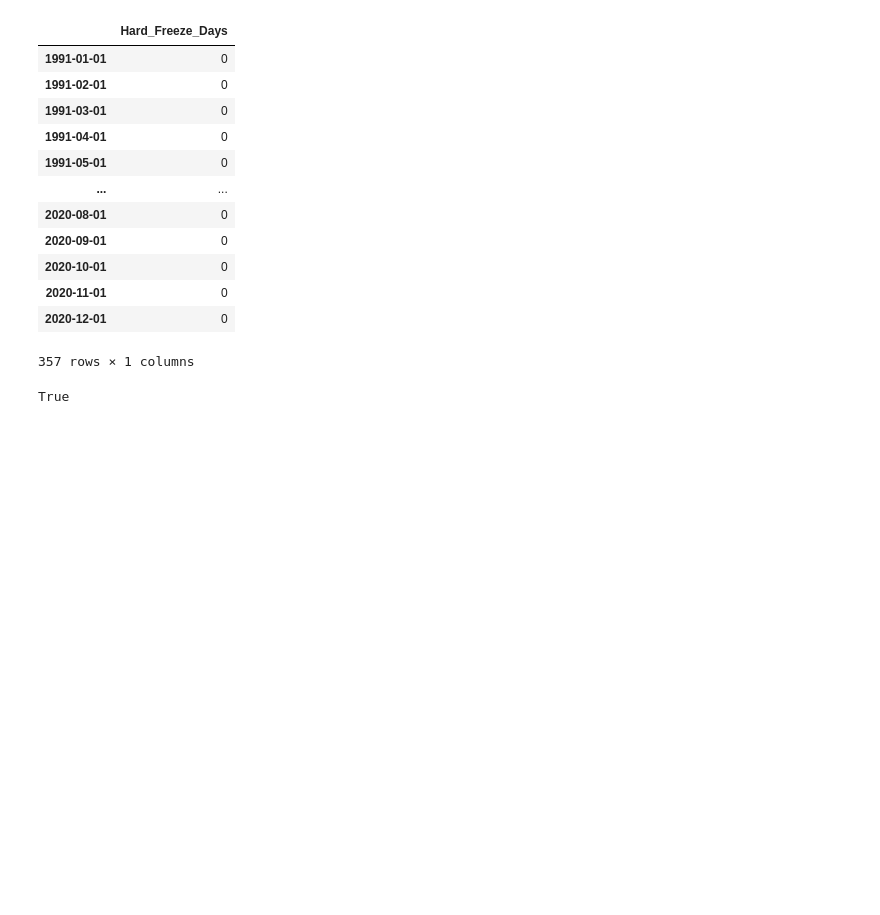
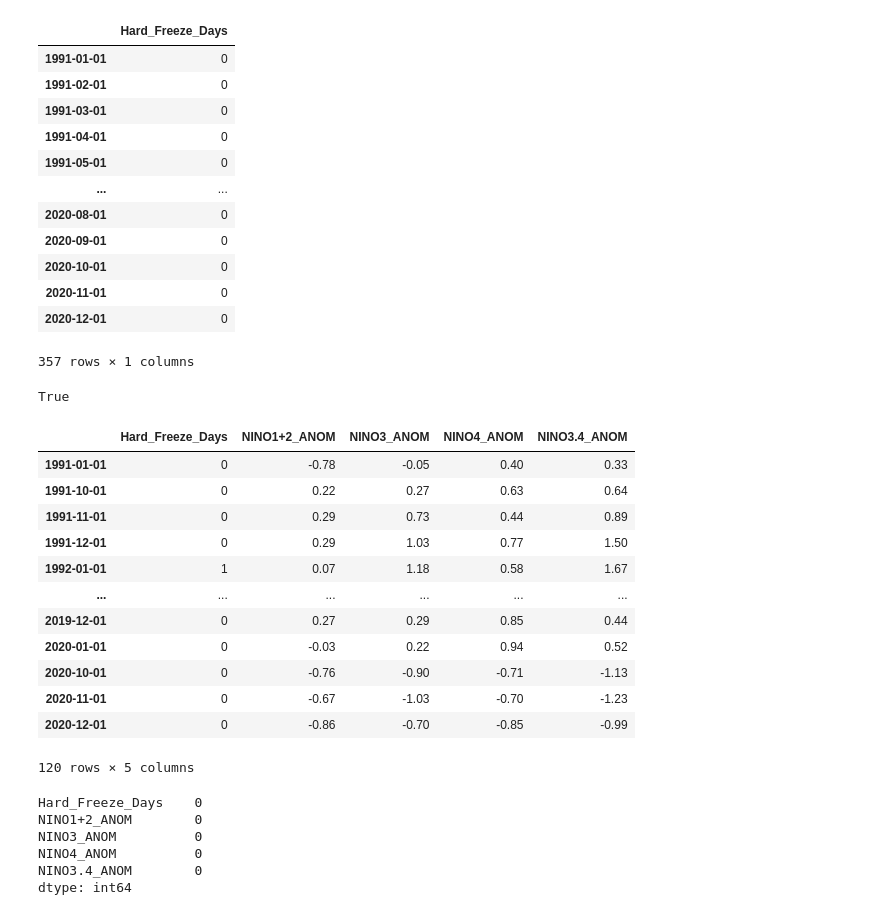
Before and after one commit to wx-awe-junkie/ATMS-523-Final_Exam, a Jupyter notebook: ATMS-523_Final_Megan_Walker-Radtke.ipynb, the cells around one changed output. Drawn from its saved outputs; the diff is of its cells as text; code cells hidden in the pictures; blank space fills up the shorter version.

```diff
--- a/ATMS-523_Final_Megan_Walker-Radtke.ipynb
+++ b/ATMS-523_Final_Megan_Walker-Radtke.ipynb
@@ -498,3 +498,33 @@ monthly_hf_winter.index.equals(enso_winter.index)  # should be True
 # Excellent! Indices align!
 # %% [output]
 True
+# %%
+# Final data clean-up: combine the two DataFrames for correlation analysis
+# don't need the absolute Nino indices, just the anomalies
+enso_anom = enso_winter[['NINO1+2_ANOM', 'NINO3_ANOM', 'NINO4_ANOM', 'NINO3.4_ANOM']]
+enso_hf = monthly_hf_winter.join(enso_anom, how='inner')
+enso_hf
+# %% [output]
+|  | Hard_Freeze_Days | NINO1+2_ANOM | NINO3_ANOM | NINO4_ANOM | NINO3.4_ANOM |
+| 1991-01-01 | 0 | -0.78 | -0.05 | 0.40 | 0.33 |
+| 1991-10-01 | 0 | 0.22 | 0.27 | 0.63 | 0.64 |
+| 1991-11-01 | 0 | 0.29 | 0.73 | 0.44 | 0.89 |
+| 1991-12-01 | 0 | 0.29 | 1.03 | 0.77 | 1.50 |
+| 1992-01-01 | 1 | 0.07 | 1.18 | 0.58 | 1.67 |
+| ... | ... | ... | ... | ... | ... |
+| 2019-12-01 | 0 | 0.27 | 0.29 | 0.85 | 0.44 |
+| 2020-01-01 | 0 | -0.03 | 0.22 | 0.94 | 0.52 |
+| 2020-10-01 | 0 | -0.76 | -0.90 | -0.71 | -1.13 |
+| 2020-11-01 | 0 | -0.67 | -1.03 | -0.70 | -1.23 |
+| 2020-12-01 | 0 | -0.86 | -0.70 | -0.85 | -0.99 |
+120 rows × 5 columns
+# %%
+# Check for NaNs before running the correlation
+enso_hf.isna().sum()  # should be zero
+# %% [output]
+Hard_Freeze_Days    0
+NINO1+2_ANOM        0
+NINO3_ANOM          0
+NINO4_ANOM          0
+NINO3.4_ANOM        0
+dtype: int64
```
Also changed, not shown: parts of 3 cells of this notebook.
